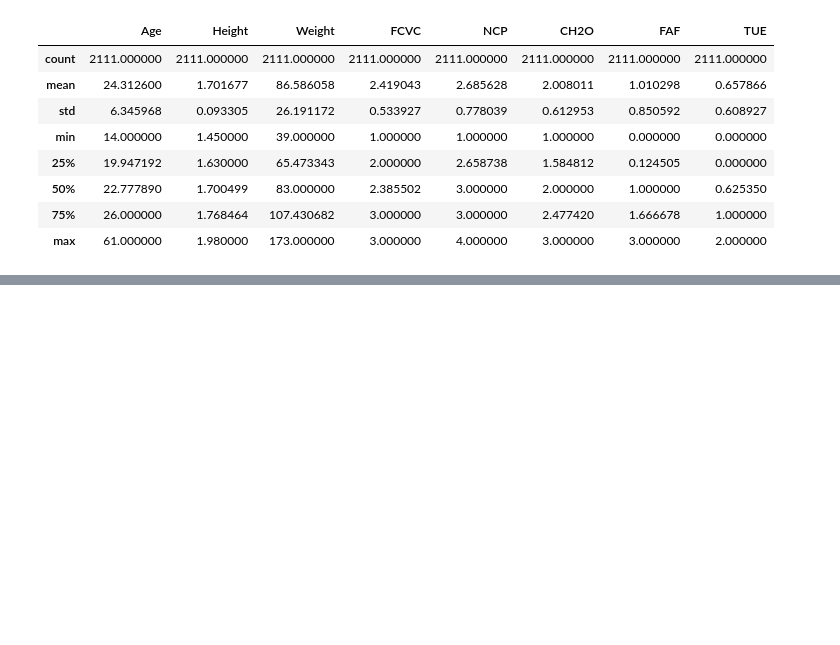
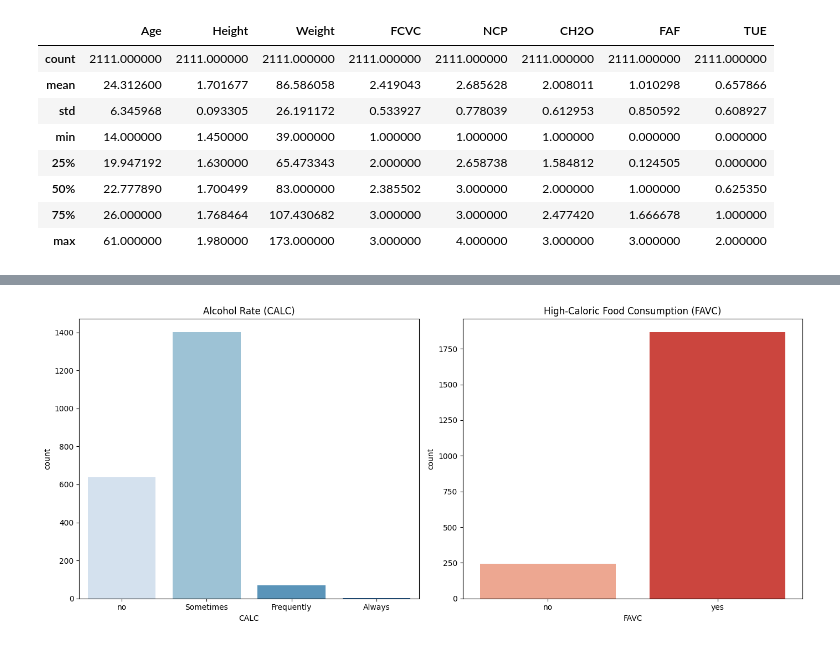
Before and after one commit to hadeelbjs/IT326Project, a Jupyter notebook: JupyterNotebook.ipynb, the cells around one changed output, grey strips where cells are left out. Saved outputs shown, nothing was run; the diff lists cells and outputs as text; code cells hidden in the pictures; blank space fills up the shorter version.

```diff
--- a/JupyterNotebook.ipynb
+++ b/JupyterNotebook.ipynb
@@ -27,3 +26,17 @@ df = pd.read_csv('Dataset/dataset.csv');
+# %%
+import pandas as pd
+import matplotlib.pyplot as plt
+import seaborn as sns
+import warnings
+from sklearn.preprocessing import MinMaxScaler
+
+
+warnings.filterwarnings("ignore", category=FutureWarning)
+
+
+
+url = 'https://github.com/hadeelbjs/IT326Project/raw/8e3e300840eedb97e5b4a336af50f9feb3fcd103/Dataset/ObesityDataSet_raw_and_data_sinthetic.csv'
+df = pd.read_csv(url)
 # %%
 df.describe()
 # %% [output]
@@ -38,0 +93,24 @@ df.describe()
+# %%
+# Create a figure with a specified size
+
+plt.figure(figsize=(14, 6))
+
+# Create the first subplot for alcohol rate distribution
+
+plt.subplot(1, 2, 1) # 1 row, 2 columns, first subplot
+sns.countplot(x='CALC', data=df, palette='Blues') # Count plot for 'CALC' variable with a blue palette
+plt.title('Alcohol Rate (CALC)') # Set the title for the first subplot
+
+# Create the second subplot for high-caloric food consumption distribution
+
+plt.subplot(1, 2, 2)  # 1 row, 2 columns, second subplot
+sns.countplot(x='FAVC', data=df, palette='Reds') # Count plot for 'FAVC' variable with a red palette
+plt.title('High-Caloric Food Consumption (FAVC)')  # Set the title for the second subplot
+
+# Adjust the layout to prevent overlap
+plt.tight_layout()
+
+# Display the plots
+plt.show()
+# %% [output]
+[figure, added]
```
Also changed, not shown: parts of 63 cells of this notebook.
